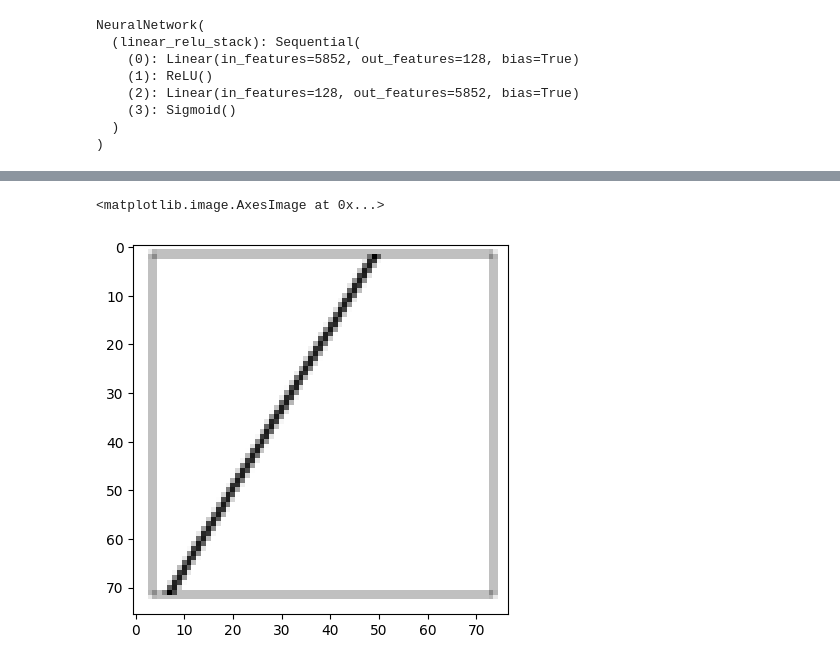
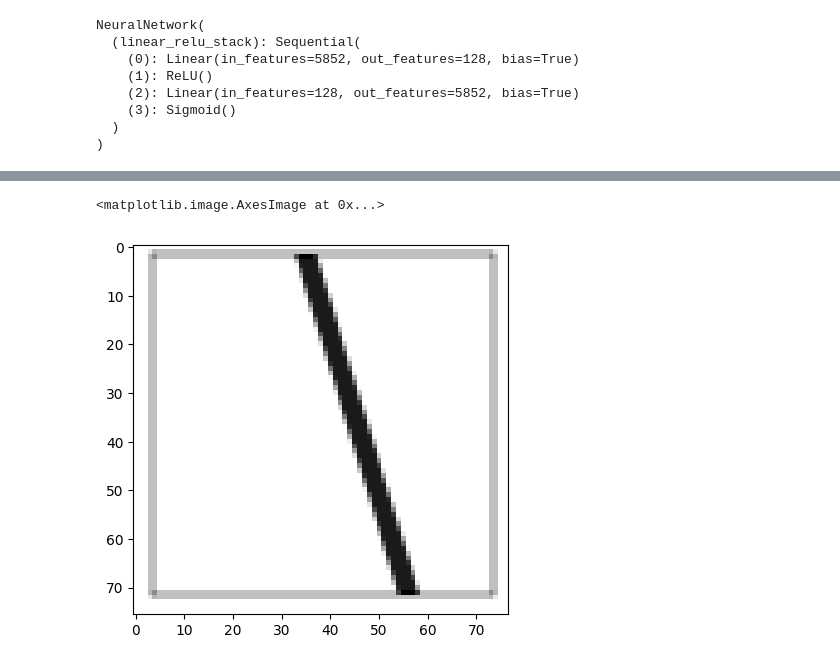
Before and after one commit to zroe1/image-bot, a Jupyter notebook: latent_space_pytorch_test.ipynb, the cells around one changed output, grey strips where cells are left out. Drawn from its saved outputs; the diff is of its cells as text; code cells hidden in the pictures.

```diff
--- a/latent_space_pytorch_test.ipynb
+++ b/latent_space_pytorch_test.ipynb
@@ -38,7 +40,7 @@ print(device)
 mps
 # %%
 dataset = TensorDataset(imgs)
-batch_size = 8
+batch_size = 32
 dataloader = DataLoader(dataset, batch_size=batch_size, shuffle=True)
 # %%
 class NeuralNetwork(nn.Module):
@@ -70,7 +72,7 @@ NeuralNetwork(
 )
 # %%
 loss_fn = nn.MSELoss()
-optimizer = torch.optim.SGD(model.parameters(), lr=1e-2)
+optimizer = torch.optim.Adam(model.parameters(), lr=1e-3)
 # %%
 def train(data, model, loss_fn, optimizer, id):
     size = len(data)
@@ -120 +111,4 @@ for i in range(1000):
+# %%
+for i in range(1000):
+    train(imgs, model, loss_fn, optimizer, i)
 # %%
@@ -138,5 +132,5 @@ plt.imshow(pred.view(76,77).to("cpu").detach().numpy(), cmap='gray')
 # %%
-plt.imshow(imgs[0], cmap="gray")
+plt.imshow(imgs[25], cmap="gray")
 # %% [output]
 <matplotlib.image.AxesImage at 0x...>
-[figure, old version]
+[figure, new version]
```
Also changed, not shown: parts of 7 cells of this notebook.
